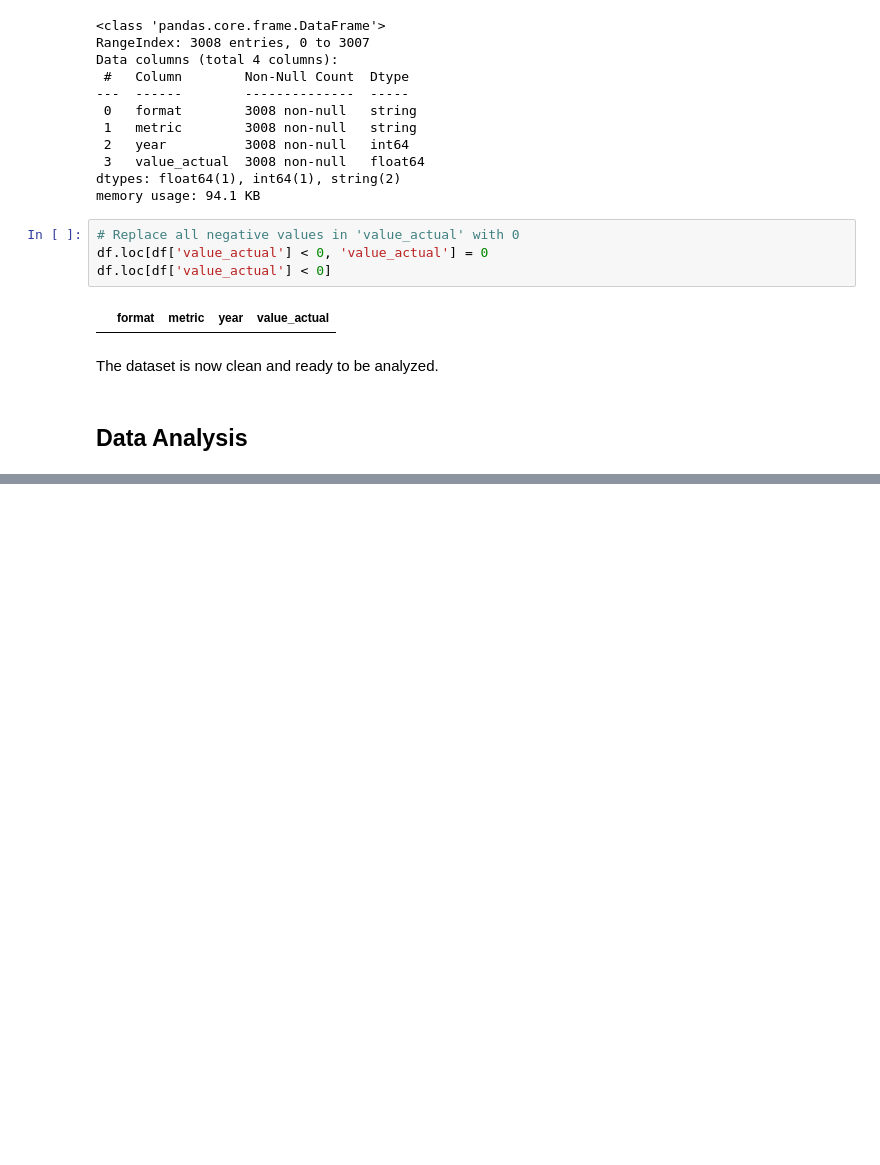
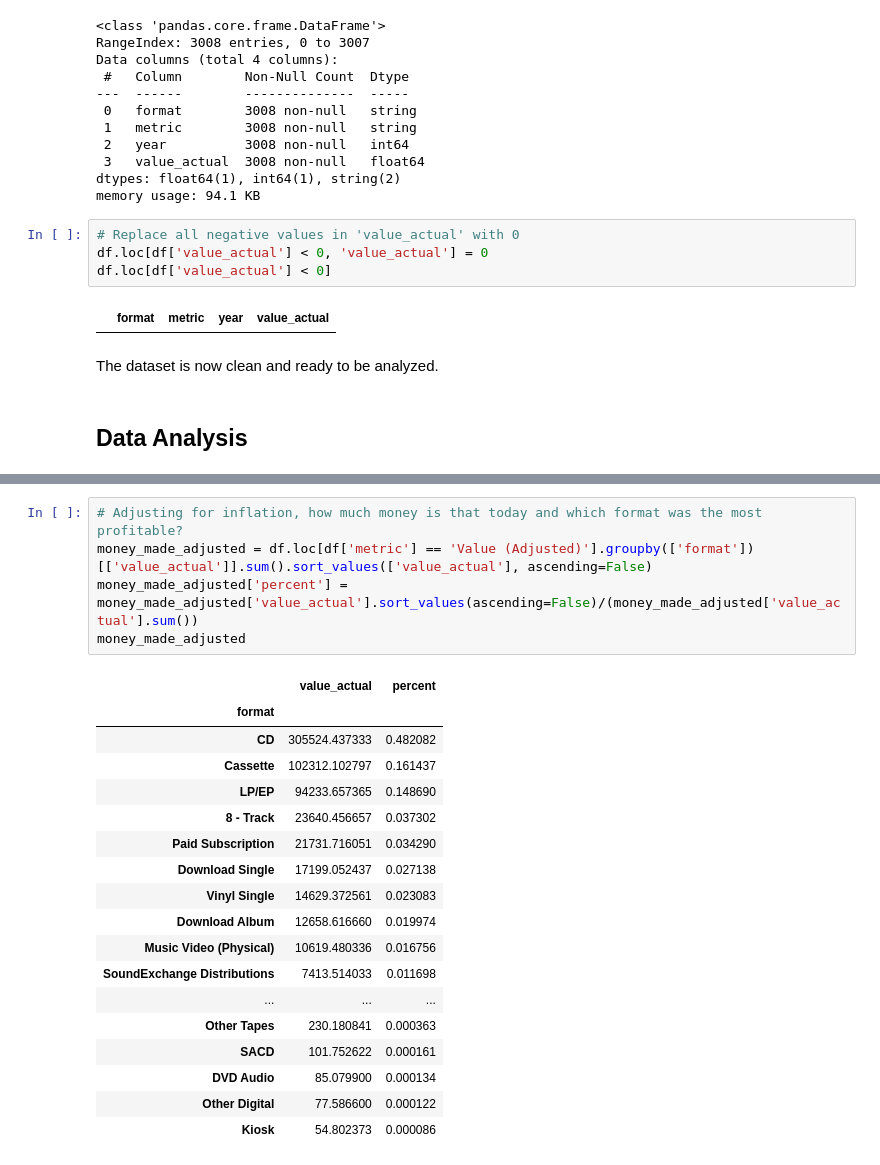
Before and after one commit to Brandon-Luong/Music-Sales, a Jupyter notebook: music_sales.ipynb, the cells around one changed output, grey strips where cells are left out. Cells and saved outputs as stored; diff of their text form; blank space fills up the shorter version.

```diff
--- a/music_sales.ipynb
+++ b/music_sales.ipynb
@@ -414,0 +481,24 @@ The dataset is now clean and ready to be analyzed.
+# %%
+# Adjusting for inflation, how much money is that today and which format was the most profitable?
+money_made_adjusted = df.loc[df['metric'] == 'Value (Adjusted)'].groupby(['format'])[['value_actual']].sum().sort_values(['value_actual'], ascending=False)
+money_made_adjusted['percent'] = money_made_adjusted['value_actual'].sort_values(ascending=False)/(money_made_adjusted['value_actual'].sum())
+money_made_adjusted
+# %% [output]
+|  | value_actual | percent |
+| format |  |  |
+| CD | 305524.437333 | 0.482082 |
+| Cassette | 102312.102797 | 0.161437 |
+| LP/EP | 94233.657365 | 0.148690 |
+| 8 - Track | 23640.456657 | 0.037302 |
+| Paid Subscription | 21731.716051 | 0.034290 |
+| Download Single | 17199.052437 | 0.027138 |
+| Vinyl Single | 14629.372561 | 0.023083 |
+| Download Album | 12658.616660 | 0.019974 |
+| Music Video (Physical) | 10619.480336 | 0.016756 |
+| SoundExchange Distributions | 7413.514033 | 0.011698 |
+| ... | ... | ... |
+| Other Tapes | 230.180841 | 0.000363 |
+| SACD | 101.752622 | 0.000161 |
+| DVD Audio | 85.079900 | 0.000134 |
+| Other Digital | 77.586600 | 0.000122 |
+| Kiosk | 54.802373 | 0.000086 |
```
Also changed, not shown: parts of 9 cells of this notebook.
